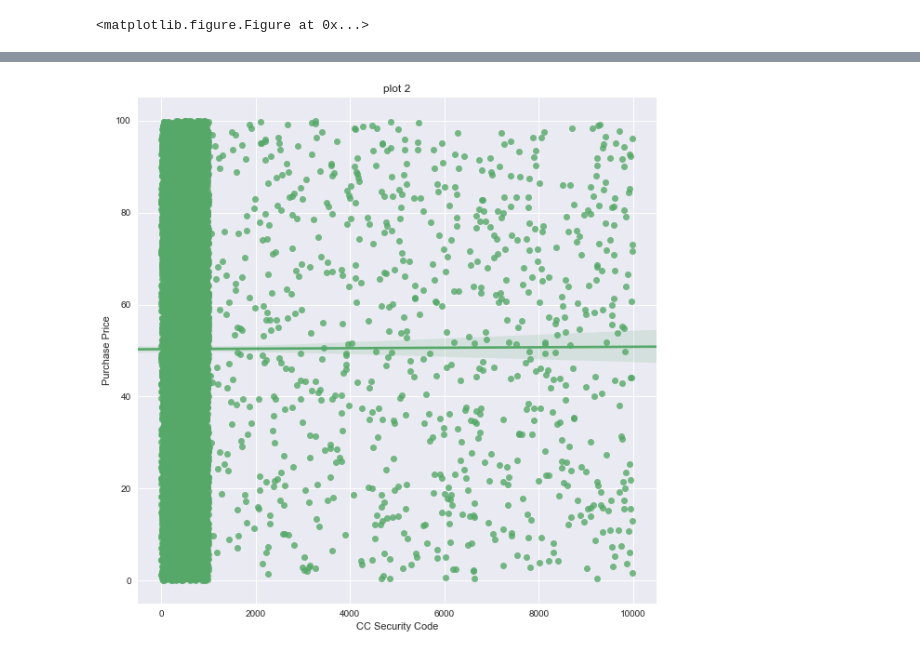
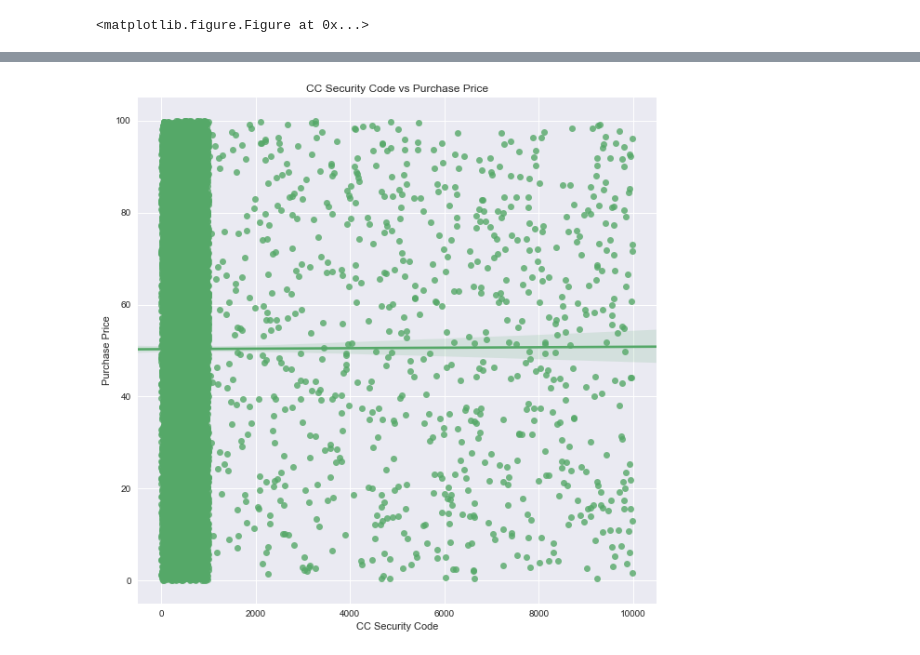
Before and after one commit to nishantsinghdev/smartdata, a Jupyter notebook: usha/ssd_scatterplott_seaborn.ipynb, the cells around one changed output, grey strips where cells are left out. Saved outputs shown, nothing was run; the diff lists cells and outputs as text; code cells hidden in the pictures.

Commit message:
regplot in seaborn

```diff
--- a/usha/ssd_scatterplott_seaborn.ipynb
+++ b/usha/ssd_scatterplott_seaborn.ipynb
@@ -3,10 +3,7 @@ import pandas as pd
 import numpy as np
 import matplotlib.pyplot as plt
 import platform
-import seaborn as sns
 import os
-from matplotlib.colors import ListedColormap
-
 
 data = input('enter the data path ')#'C:\Users\Usha\Downloads\Ecommerce Purchases.csv'
 def scatter(data):
@@ -14,93 +11,41 @@ def scatter(data):
     header = 'None'
     df = pd.read_csv(data,header,sep)
     datatype= df.dtypes
-    print(df.head())
-    print(datatype)
 
     #get only the numeric values of dataframe
     pp=df._get_numeric_data()
-    print(pp)
 
     #convert the pp to 2d array
     df1=pp.values
-    print(df1)
+    #print(df1)
+
     #get columns list
     first_col = list(pp)
-    print(first_col)
+    #print(first_col)
     set_col = first_col[1]
 
     int_x = 10
     int_y = 10
-    arry_no = first_col.index(set_col)
-    print(arry_no)
 
-    #convert the array df1 into numpy array
-    np_2d = np.array(df1)
+    #get the path of Downloads
+    #path_name = os.path.expanduser('~\Downloads')
 
-    #select all rows of s column
-    dep_col = np_2d[:,arry_no]
-
-    #find the 2nd element of shape array which is column length
-    len = np_2d.shape[1]
-    print(len)
-    a = 0
-
-    #get the account name of the computer
-    #account_name = platform.node()
-    #user double slash to avoid the slash meaning as it has separate meaning
-    path1=os.path.expanduser('~\Desktop')
-
-
-    sns.set(color_codes=True)
-
-
-    def plot_rest(a):
-        var = 1
-        while var ==1:
+    for col_name in first_col:
+        if col_name!=set_col:
             #for each png figure create fig separetely
             fig = plt.figure()
-
-            #a chages the column
-            a=a+1
-            #skip the plooting with its self
-            if a==arry_no:
-                continue
-            #return when the a is equals to length of column
-            if a==len:
-                return 0
-            z = np_2d[:,a]
-            sns.regplot(dep_col,z,data=df,scatter=True, color="g")
+            sns.regplot(pp[set_col],pp[col_name],data=df,scatter=True, color="g")
             plt.xlabel(set_col)
-            plt.ylabel(first_col[a])
-            plt.title('plot '+str(a))
+            plt.ylabel(col_name)
+            plt.title(set_col + ' vs ' + col_name)
             xx = int_x
             yy = int_y
             plt.rcParams["figure.figsize"] = [xx,yy]
             plt.show()
-            figure = set_col + ' vs ' + first_col[a]
-            fig.savefig(path1+figure+'.png')
-     #except 0 till end column will be plotted
-    if arry_no==0:
-        plot_rest(a)
+            figure = set_col + ' vs ' + col_name
+            #fig.savefig(path_name+'\\'+figure+'.png')
+            fig.savefig(figure+'.png')
 
-    #from column 0 till end plot
-    else:
-        #plot graph for 0 column as it will be skipped in plot_rest function
-        fig = plt.figure()
-        q = np_2d[:,a]
-        sns.regplot( dep_col,q,data=df ,scatter=True,color="g" )
-        plt.xlabel(set_col)
-        plt.ylabel(first_col[a])
-        plt.title('plot '+str(a))
-        #we get exact value
-        xxx = int_x
-        yyy = int_y
-        plt.rcParams["figure.figsize"] = [xxx,yyy]
-        plt.show()
-        fig_0 = set_col + " vs " + first_col[a]
-        fig.savefig(path1+fig_0+'.png')
-    #for rest of the plotting call plot_rest
-        plot_rest(a)
 scatter(data)
 # %% [output]
 enter the data path C:\Users\Usha\Downloads\Ecommerce Purchases.csv
@@ -126 +55 @@ enter the data path C:\Users\Usha\Downloads\Ecommerce Purchases.csv
-[figure, old version]
+[figure, new version]
```
Also changed, not shown: parts of 1 cell of this notebook.
